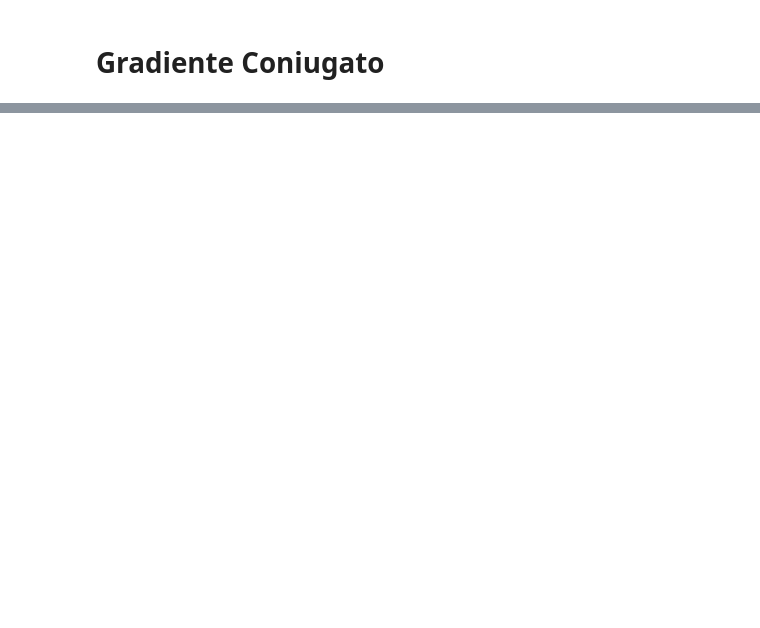
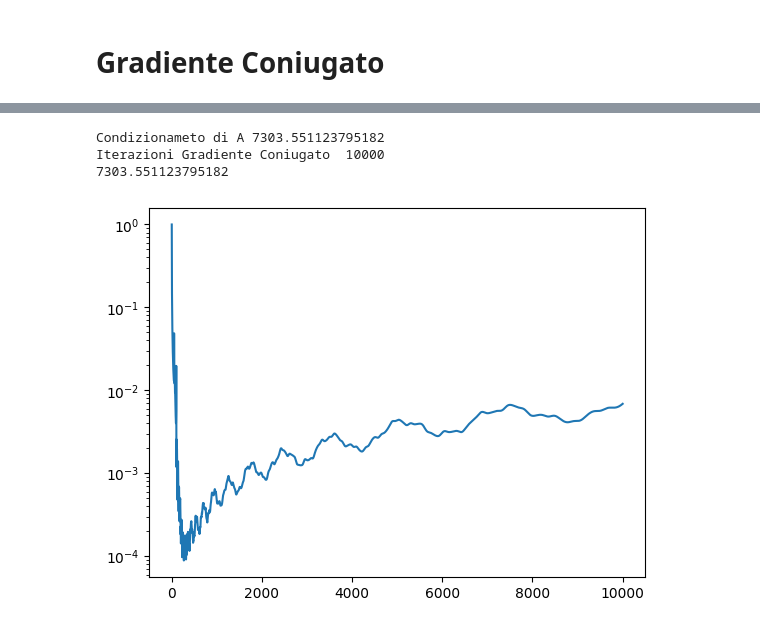
Before and after one commit to SonOfGillas/MetodiNumerici, a Jupyter notebook: Iterativi.ipynb, the cells around one changed output, grey strips where cells are left out. Drawn from its saved outputs; the diff is of its cells as text; code cells hidden in the pictures; blank space fills up the shorter version.

```diff
--- a/Iterativi.ipynb
+++ b/Iterativi.ipynb
@@ -332,0 +291,44 @@ Iterazioni Gradiente Coniugato  241
+# %%
+def conjugate_gradient(A, b, x0, itmax, toll):
+    x = x0
+    r = A.dot(x) - b
+    p = -r
+    it = 0
+    nb = np.linalg.norm(b)
+    errore = np.linalg.norm(r) / nb
+    vec_sol = []
+    vec_sol.append(x0)
+    vet_r = []
+    vet_r.append(errore)
+
+    while errore >= toll and it < itmax:
+        it += 1
+        Ap = A.dot(p)
+        rtr = np.dot(r.T, r)
+        alpha = rtr / np.dot(p.T, Ap)
+        x = x + alpha * p
+        vec_sol.append(x)
+        r = r + alpha * Ap
+        gamma = np.dot(r.T,r) / rtr
+        errore = np.linalg.norm(r) / nb
+        vet_r.append(errore)
+        p = -r + gamma * p
+
+    return x, vet_r, vec_sol, it
+# %%
+# Indice di condizionamento della matrice A
+print("Condizionameto di A", np.linalg.cond(A))
+
+toll=1e-8
+it_max=10000
+x0 = np.zeros_like(b)
+
+x_cg, vet_r_cg, vec_sol_cg, itCG = conjugate_gradient(A, b, x0, it_max, toll)
+print("Iterazioni Gradiente Coniugato ",itCG)
+
+plt.semilogy(np.arange(itCG + 1), vet_r_cg)
+# %% [output]
+Condizionameto di A 7303.551123795182
+Iterazioni Gradiente Coniugato  10000
+7303.551123795182
+[figure, added]
```
Also changed, not shown: parts of 11 cells of this notebook.
